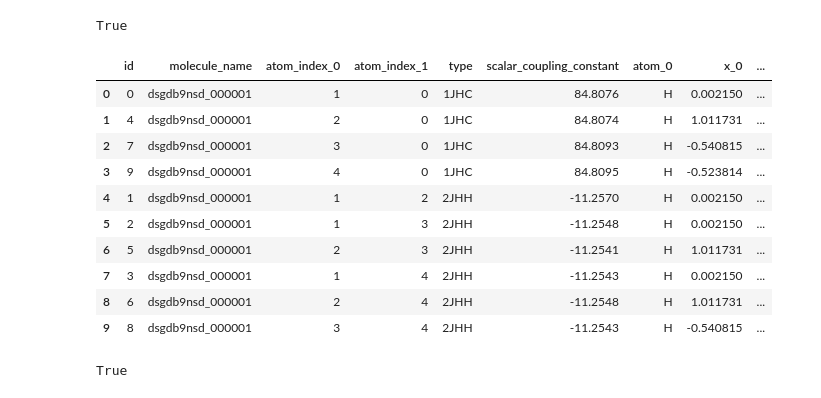
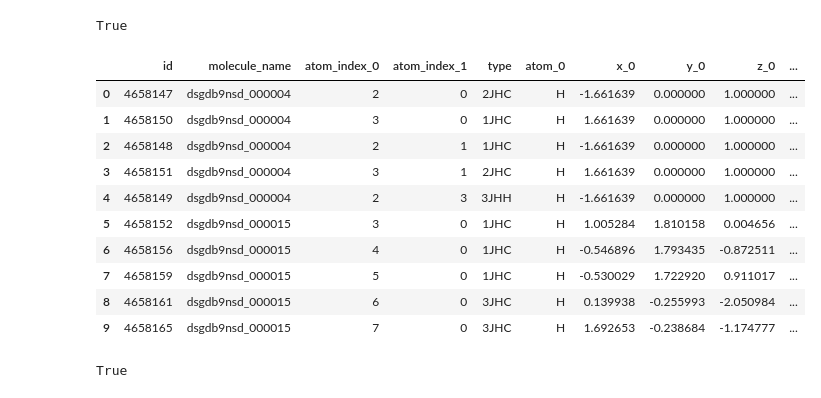
Before and after one commit to Atum19/PredictingMolecularProperties, a Jupyter notebook: all_data.ipynb, the cells around one changed output. Saved outputs shown, nothing was run; the diff lists cells and outputs as text; code cells hidden in the pictures.

Commit message:
added test data

```diff
--- a/all_data.ipynb
+++ b/all_data.ipynb
@@ -263,7 +265,8 @@ Index(['molecule_name', 'atom_index', 'eem', 'mmff94', 'gasteiger', 'qeq',
 # %% [markdown]
 ## Merge structures function
 # %%
-def merge_train_structures(train, structures, dip_mom, pot_energ, train_geom):
+# def merge_train_structures(train, structures, dip_mom, pot_energ, train_geom):
+def merge_train_structures(train, structures, train_geom):
 
     """This function is used to merge the structures dataset to the
      original train dataset
@@ -300,13 +303,13 @@ def merge_train_structures(train, structures, dip_mom, pot_energ, train_geom):
                                   'x_1':'x', 'y_1':'y', 'z_1':'z',
                                   'atom_1':'atom'}, axis=1)
 
-    dip_mom = dip_mom.rename({'X':'X_dipm', 'Y':'Y_dipm', 'Z':'Z_dipm'}, axis=1)
+#     dip_mom = dip_mom.rename({'X':'X_dipm', 'Y':'Y_dipm', 'Z':'Z_dipm'}, axis=1)
+#     merged_2 = pd.merge(merged_1, dip_mom, on=['molecule_name',])
+#     merged_3 = pd.merge(merged_2, pot_energ, on=['molecule_name',])
 
-    merged_2 = pd.merge(merged_1, dip_mom, on=['molecule_name',])
-    merged_3 = pd.merge(merged_2, pot_energ, on=['molecule_name',])
-    merged_4 = pd.merge(merged_3, train_geom, on=['molecule_name', 'atom_index_0', 'atom_index_1'])
+    merged_2 = pd.merge(merged_1, train_geom, on=['molecule_name', 'atom_index_0', 'atom_index_1'])
 
     assert train.shape[0] == merged.shape[0]
 
-    return merged_4
+    return merged_2
 # %%
@@ -314 +317,3 @@ merged = merge_train_structures(train, structures_train, dipole_moments, potenti
+# %%
+merged_test = merge_train_structures(test, structures_test, tst_geom)
 # %%
@@ -316,19 +321,19 @@ len(merged) == len(train)
 # %% [output]
 True
 # %%
-merged.head(10)
+merged_test.head(10)
 # %% [output]
-|  | id | molecule_name | atom_index_0 | atom_index_1 | type | scalar_coupling_constant | atom_0 | x_0 | ... |
-| 0 | 0 | dsgdb9nsd_000001 | 1 | 0 | 1JHC | 84.8076 | H | 0.002150 | ... |
-| 1 | 4 | dsgdb9nsd_000001 | 2 | 0 | 1JHC | 84.8074 | H | 1.011731 | ... |
-| 2 | 7 | dsgdb9nsd_000001 | 3 | 0 | 1JHC | 84.8093 | H | -0.540815 | ... |
-| 3 | 9 | dsgdb9nsd_000001 | 4 | 0 | 1JHC | 84.8095 | H | -0.523814 | ... |
-| 4 | 1 | dsgdb9nsd_000001 | 1 | 2 | 2JHH | -11.2570 | H | 0.002150 | ... |
-| 5 | 2 | dsgdb9nsd_000001 | 1 | 3 | 2JHH | -11.2548 | H | 0.002150 | ... |
-| 6 | 5 | dsgdb9nsd_000001 | 2 | 3 | 2JHH | -11.2541 | H | 1.011731 | ... |
-| 7 | 3 | dsgdb9nsd_000001 | 1 | 4 | 2JHH | -11.2543 | H | 0.002150 | ... |
-| 8 | 6 | dsgdb9nsd_000001 | 2 | 4 | 2JHH | -11.2548 | H | 1.011731 | ... |
-| 9 | 8 | dsgdb9nsd_000001 | 3 | 4 | 2JHH | -11.2543 | H | -0.540815 | ... |
+|  | id | molecule_name | atom_index_0 | atom_index_1 | type | atom_0 | x_0 | y_0 | z_0 | ... |
+| 0 | 4658147 | dsgdb9nsd_000004 | 2 | 0 | 2JHC | H | -1.661639 | 0.000000 | 1.000000 | ... |
+| 1 | 4658150 | dsgdb9nsd_000004 | 3 | 0 | 1JHC | H | 1.661639 | 0.000000 | 1.000000 | ... |
+| 2 | 4658148 | dsgdb9nsd_000004 | 2 | 1 | 1JHC | H | -1.661639 | 0.000000 | 1.000000 | ... |
+| 3 | 4658151 | dsgdb9nsd_000004 | 3 | 1 | 2JHC | H | 1.661639 | 0.000000 | 1.000000 | ... |
+| 4 | 4658149 | dsgdb9nsd_000004 | 2 | 3 | 3JHH | H | -1.661639 | 0.000000 | 1.000000 | ... |
+| 5 | 4658152 | dsgdb9nsd_000015 | 3 | 0 | 1JHC | H | 1.005284 | 1.810158 | 0.004656 | ... |
+| 6 | 4658156 | dsgdb9nsd_000015 | 4 | 0 | 1JHC | H | -0.546896 | 1.793435 | -0.872511 | ... |
+| 7 | 4658159 | dsgdb9nsd_000015 | 5 | 0 | 1JHC | H | -0.530029 | 1.722920 | 0.911017 | ... |
+| 8 | 4658161 | dsgdb9nsd_000015 | 6 | 0 | 3JHC | H | 0.139938 | -0.255993 | -2.050984 | ... |
+| 9 | 4658165 | dsgdb9nsd_000015 | 7 | 0 | 3JHC | H | 1.692653 | -0.238684 | -1.174777 | ... |
 # %%
 mulliken = mulliken_charges.rename({'atom_index': 'atom_index_0',
                           'mulliken_charge': 'mulliken_charge_0'}, axis=1)
```
Also changed, not shown: parts of 50 cells of this notebook.
